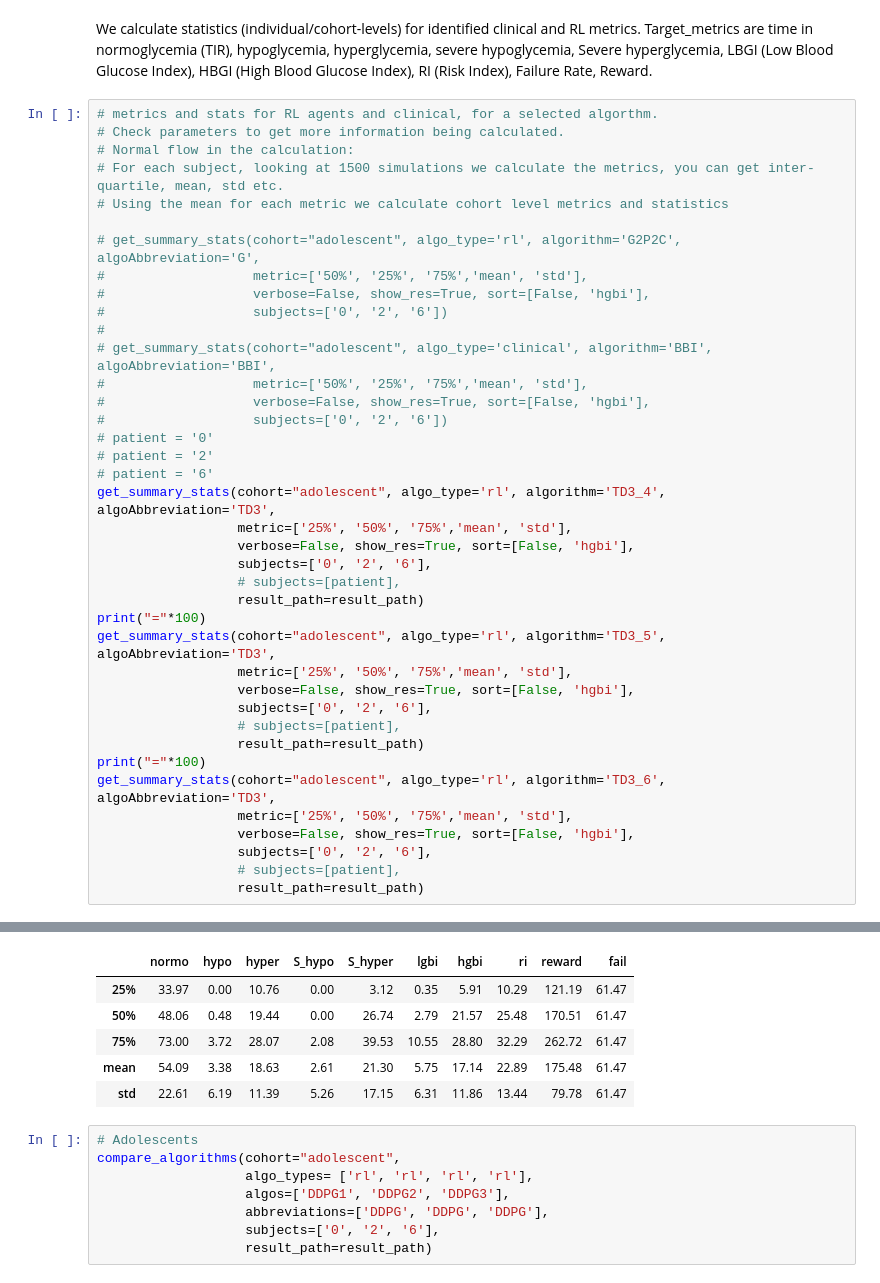
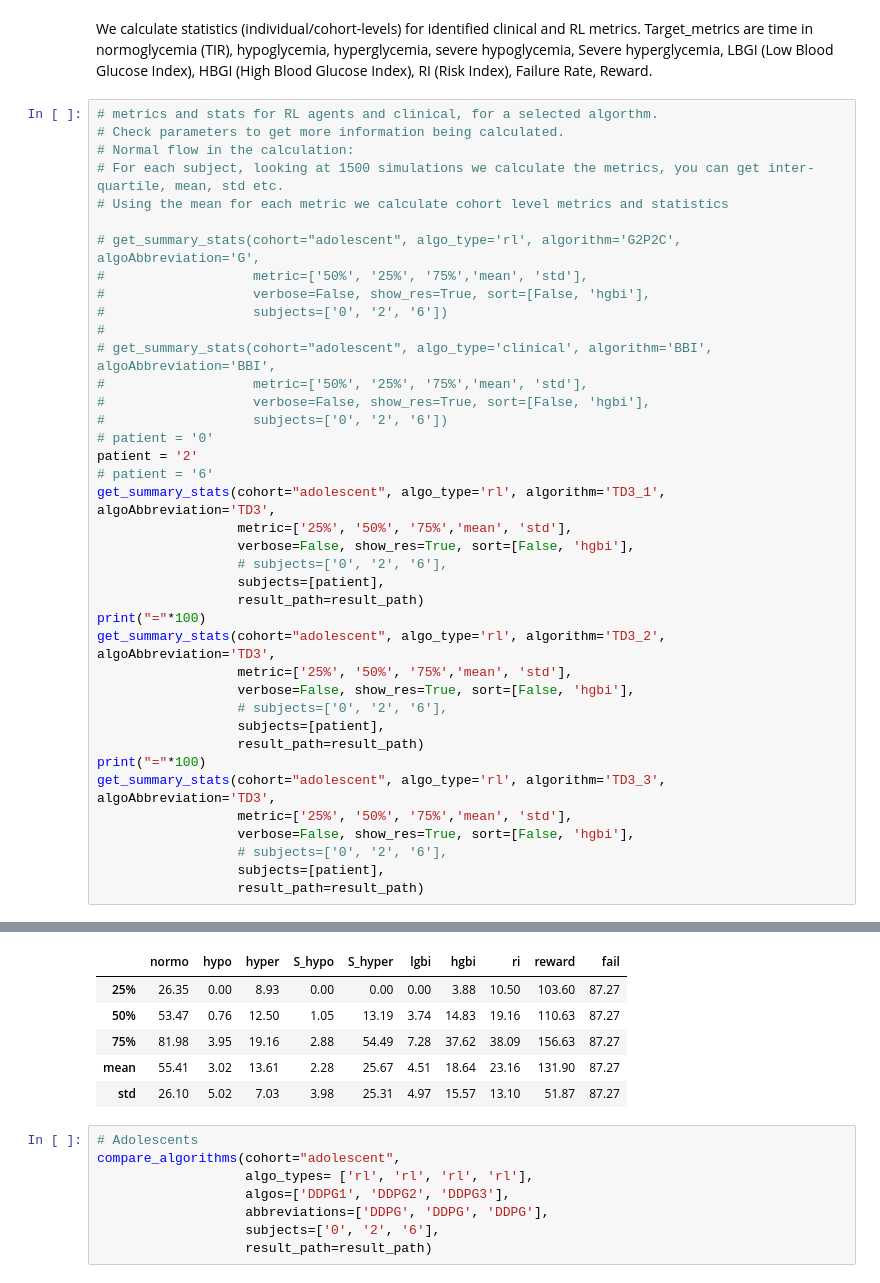
Before and after one commit to RL4H/G2P2C, a Jupyter notebook: visualiser/notebooks/calculate_metrics_BSPC24_subset.ipynb, the cells around one changed output, grey strips where cells are left out. Drawn from its saved outputs; the diff is of its cells as text.

```diff
--- a/visualiser/notebooks/calculate_metrics_BSPC24_subset.ipynb
+++ b/visualiser/notebooks/calculate_metrics_BSPC24_subset.ipynb
@@ -39,26 +39,26 @@ Target_metrics are time in normoglycemia (TIR), hypoglycemia, hyperglycemia, sev
 #                   verbose=False, show_res=True, sort=[False, 'hgbi'],
 #                   subjects=['0', '2', '6'])
 # patient = '0'
-# patient = '2'
+patient = '2'
 # patient = '6'
-get_summary_stats(cohort="adolescent", algo_type='rl', algorithm='TD3_4', algoAbbreviation='TD3',
+get_summary_stats(cohort="adolescent", algo_type='rl', algorithm='TD3_1', algoAbbreviation='TD3',
                   metric=['25%', '50%', '75%','mean', 'std'],
                   verbose=False, show_res=True, sort=[False, 'hgbi'],
-                  subjects=['0', '2', '6'],
-                  # subjects=[patient],
+                  # subjects=['0', '2', '6'],
+                  subjects=[patient],
                   result_path=result_path)
 print("="*100)
-get_summary_stats(cohort="adolescent", algo_type='rl', algorithm='TD3_5', algoAbbreviation='TD3',
+get_summary_stats(cohort="adolescent", algo_type='rl', algorithm='TD3_2', algoAbbreviation='TD3',
                   metric=['25%', '50%', '75%','mean', 'std'],
                   verbose=False, show_res=True, sort=[False, 'hgbi'],
-                  subjects=['0', '2', '6'],
-                  # subjects=[patient],
+                  # subjects=['0', '2', '6'],
+                  subjects=[patient],
                   result_path=result_path)
 print("="*100)
-get_summary_stats(cohort="adolescent", algo_type='rl', algorithm='TD3_6', algoAbbreviation='TD3',
+get_summary_stats(cohort="adolescent", algo_type='rl', algorithm='TD3_3', algoAbbreviation='TD3',
                   metric=['25%', '50%', '75%','mean', 'std'],
                   verbose=False, show_res=True, sort=[False, 'hgbi'],
-                  subjects=['0', '2', '6'],
-                  # subjects=[patient],
+                  # subjects=['0', '2', '6'],
+                  subjects=[patient],
                   result_path=result_path)
 # %% [output]
@@ -82,9 +82,9 @@ std   22.61  6.19  11.39    5.26    17.15   6.31  11.86  13.44   79.78  61.47
 |  | normo | hypo | hyper | S_hypo | S_hyper | lgbi | hgbi | ri | reward | fail |
-| 25% | 33.97 | 0.00 | 10.76 | 0.00 | 3.12 | 0.35 | 5.91 | 10.29 | 121.19 | 61.47 |
-| 50% | 48.06 | 0.48 | 19.44 | 0.00 | 26.74 | 2.79 | 21.57 | 25.48 | 170.51 | 61.47 |
-| 75% | 73.00 | 3.72 | 28.07 | 2.08 | 39.53 | 10.55 | 28.80 | 32.29 | 262.72 | 61.47 |
-| mean | 54.09 | 3.38 | 18.63 | 2.61 | 21.30 | 5.75 | 17.14 | 22.89 | 175.48 | 61.47 |
-| std | 22.61 | 6.19 | 11.39 | 5.26 | 17.15 | 6.31 | 11.86 | 13.44 | 79.78 | 61.47 |
+| 25% | 26.35 | 0.00 | 8.93 | 0.00 | 0.00 | 0.00 | 3.88 | 10.50 | 103.60 | 87.27 |
+| 50% | 53.47 | 0.76 | 12.50 | 1.05 | 13.19 | 3.74 | 14.83 | 19.16 | 110.63 | 87.27 |
+| 75% | 81.98 | 3.95 | 19.16 | 2.88 | 54.49 | 7.28 | 37.62 | 38.09 | 156.63 | 87.27 |
+| mean | 55.41 | 3.02 | 13.61 | 2.28 | 25.67 | 4.51 | 18.64 | 23.16 | 131.90 | 87.27 |
+| std | 26.10 | 5.02 | 7.03 | 3.98 | 25.31 | 4.97 | 15.57 | 13.10 | 51.87 | 87.27 |
 # %%
 # Adolescents
 compare_algorithms(cohort="adolescent",
```
Also changed, not shown: parts of 2 cells of this notebook, 14 other files.
